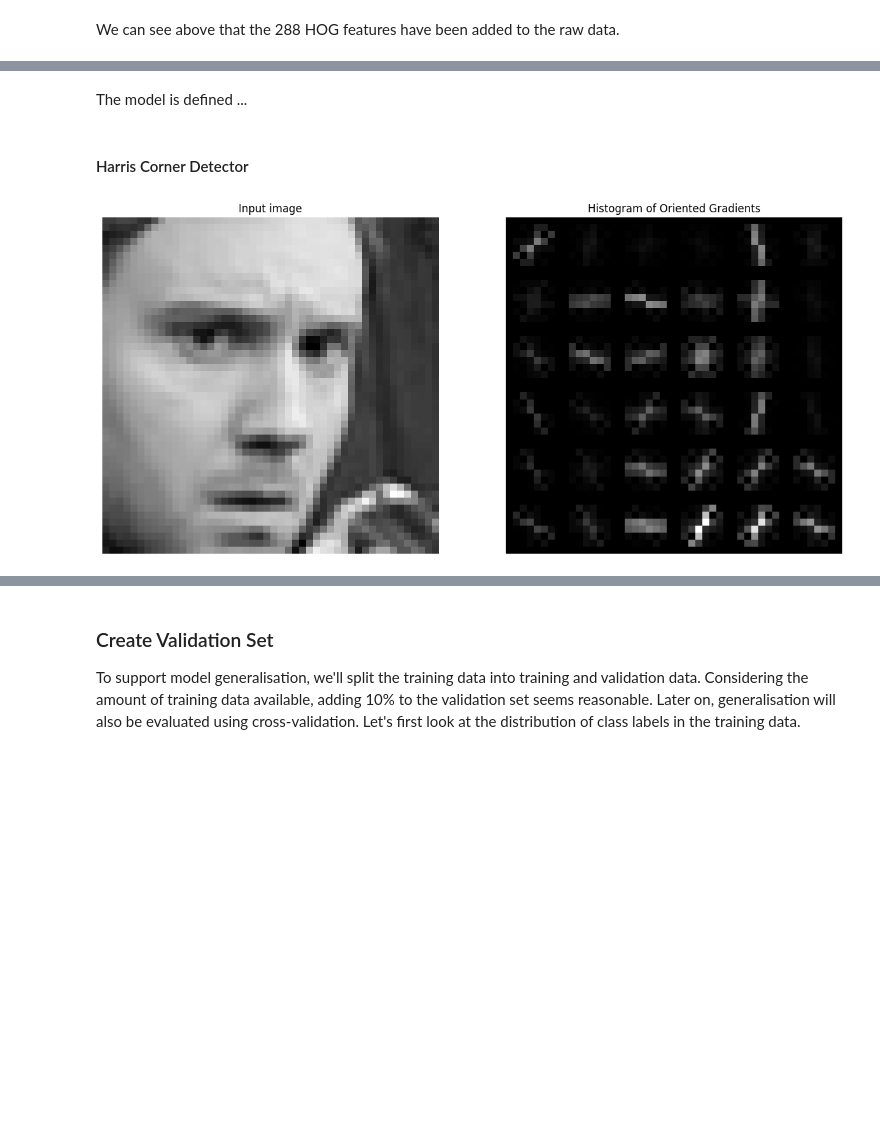
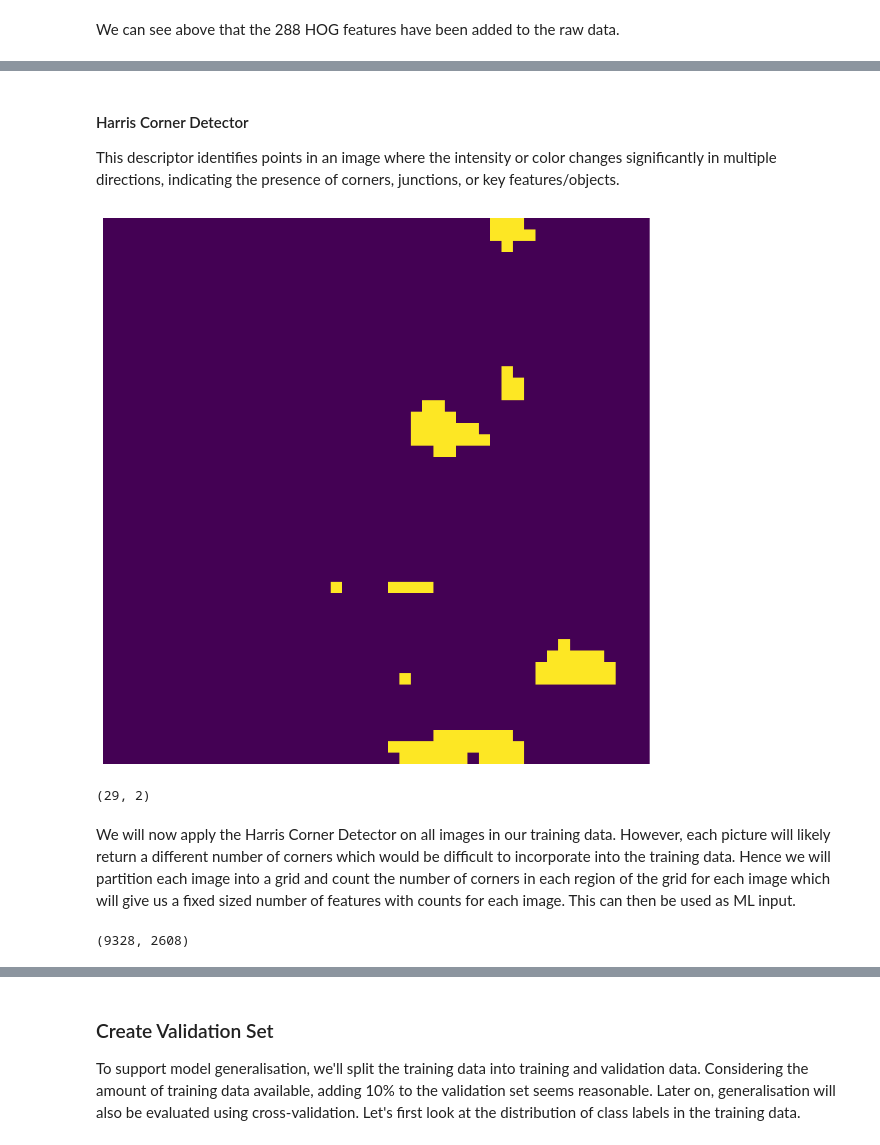
Before and after one commit to felix-rosenberger/image-classification, a Jupyter notebook: Image_Classification.ipynb, the cells around one changed output, grey strips where cells are left out. Cells and saved outputs as stored; diff of their text form; code cells hidden in the pictures; blank space fills up the shorter version.

Commit message:
harris corner detector added

```diff
--- a/Image_Classification.ipynb
+++ b/Image_Classification.ipynb
@@ -236,2 +193,0 @@ The code below handles feature extraction by first preprocessing the text, and t
-# %% [markdown]
-The model is defined ...
@@ -240,11 +194,25 @@ The model is defined ...
-# %% [markdown]
-#### Harris Corner Detector
-# %%
-# show on first picture
-feats, hog1 = hog(train[0], orientations= 8, pixels_per_cell=(8, 8), cells_per_block=(1, 1), visualize=True)
-fig, (axes1, axes2) = plt.subplots(1, 2, figsize=(15, 10), sharex=True, sharey=True)
-axes1.axis('off'), axes1.imshow(train[0], cmap='gray'), axes1.set_title('Input image')
-axes2.axis('off'), axes2.imshow(hog1, cmap='gray'), axes2.set_title('Histogram of Oriented Gradients')
-plt.show()
-# %% [output]
-[figure, removed]
+# %% [markdown]
+#### Harris Corner Detector
+This descriptor identifies points in an image where the intensity or color changes significantly in multiple directions, indicating the presence of corners, junctions, or key features/objects.
+# %%
+# show corners for first picture
+coordinates = corner_harris(train[0], k=0.05) # compute harris corner
+corner_mask = coordinates > 0.1 * coordinates.max() # set condition mask for corner candidates
+marked_image = np.copy(train[0]) # copy image before color set
+marked_image[corner_mask] = 255
+
+# display the marked image
+plt.figure(figsize=(20, 10))
+plt.imshow(marked_image)
+plt.axis('off')
+plt.show()
+# %% [output]
+[figure, added]
+# %%
+# show how many corners there are in the picture given a minimum distance constraint
+corner_coordinates = corner_peaks(coordinates, min_distance=2)
+corner_coordinates.shape
+# %% [output]
+(29, 2)
+# %% [markdown]
+We will now apply the Harris Corner Detector on all images in our training data. However, each picture will likely return a different number of corners which would be difficult to incorporate into the training data. Hence we will partition each image into a grid and count the number of corners in each region of the grid for each image which will give us a fixed sized number of features with counts for each image. This can then be used as ML input.
@@ -250,0 +242,12 @@ plt.show()
+# %%
+region_flat = [array.flatten() for array in region_counts] # flatten arrays into vectors
+region_flat_np = np.array(region_flat) # convert to numpy
+
+# apply scaling before merging into training data
+scaler = MinMaxScaler()
+norm_regions = scaler.fit_transform(region_flat_np)
+
+X_train_full_hog_corner = np.hstack((X_train_full_hog, norm_regions)) # merge features into training data
+X_train_full_hog_corner.shape
+# %% [output]
+(9328, 2608)
```
Also changed, not shown: parts of 16 cells of this notebook.
